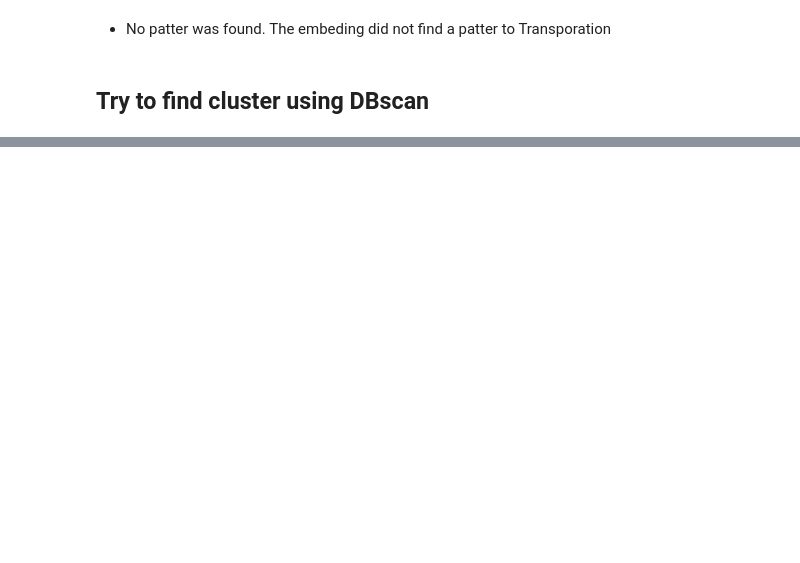
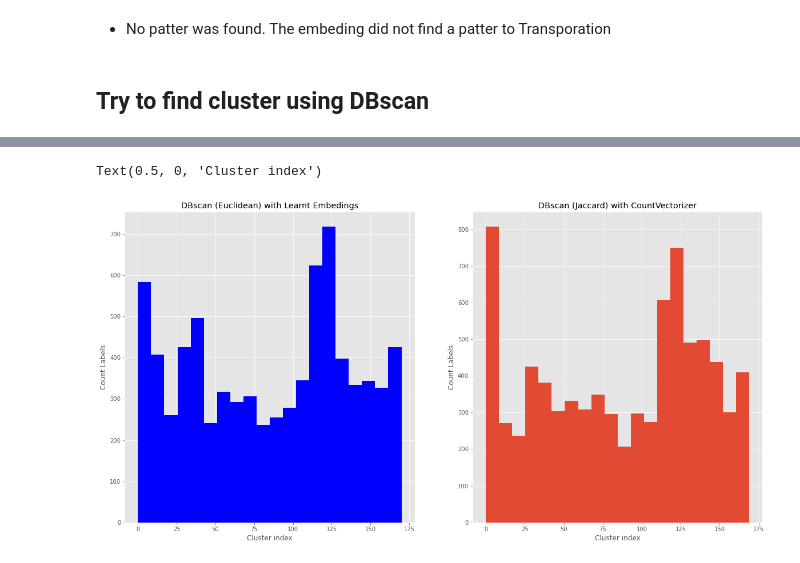
Before and after one commit to gariciodaro/exploratory-ml, a Jupyter notebook: notebooks/embedings_vs_count_vector.ipynb, the cells around one changed output, grey strips where cells are left out. Drawn from its saved outputs; the diff is of its cells as text; code cells hidden in the pictures; blank space fills up the shorter version.

Commit message:
Embedings not really given a clear advantage.

```diff
--- a/notebooks/embedings_vs_count_vector.ipynb
+++ b/notebooks/embedings_vs_count_vector.ipynb
@@ -327,0 +332,18 @@ array([ -1,   0,  -1, ..., 170, 170, 170], dtype=int64)
+# %%
+# DBscan with CountVectorizer (simplest)
+vectorizer = CountVectorizer(tokenizer= word_tokenize,
+                            token_pattern= None,
+                            max_features= 300)
+
+x_bag = vectorizer.fit_transform(data_set_train_pd['MaterialDescription'])
+x_bag = x_bag.todense()
+#scaler_bag = MinMaxScaler()
+#x_bag_scaled = scaler_bag.fit_transform(x_bag)
+
+clustering_count = DBSCAN(eps=0.15, min_samples=20, metric='jaccard')
+x_clus_count = clustering_count.fit_predict(x_bag)
+
+x_clus_count_df = pd.DataFrame(x_clus_count, columns=['cluster_with_count_vectorizer'])
+# %%
+compare = x_clus_df.join(x_clus_count_df, how='left').join(data_set_train_pd[['MaterialDescription']], how='left').join(data_set_train_pd[['TransportationDays']])
+compare
@@ -327,0 +364,25 @@ array([ -1,   0,  -1, ..., 170, 170, 170], dtype=int64)
+# %%
+import matplotlib.pyplot as plt
+
+fig =  plt.figure(figsize=(20, 10))
+
+ax0 = fig.add_subplot(1, 2, 1)
+ax1 = fig.add_subplot(1, 2, 2)
+
+# Remove points not clustered inx
+compare[
+    compare['cluster_with_embedings']!=-1].cluster_with_embedings.plot(
+        kind='hist', ax = ax0, bins=20, color='blue')
+ax0.set_title ('DBscan (Euclidean) with Learnt Embedings')
+ax0.set_ylabel('Count Labels')
+ax0.set_xlabel('Cluster index')
+
+compare[
+    compare['cluster_with_count_vectorizer']!=-1].cluster_with_count_vectorizer.plot(
+        kind='hist', ax = ax1,  bins=20)
+ax1.set_title('DBscan (Jaccard) with CountVectorizer')
+ax1.set_ylabel('Count Labels')
+ax1.set_xlabel('Cluster index')
+# %% [output]
+Text(0.5, 0, 'Cluster index')
+[figure, added]
```
Also changed, not shown: parts of 15 cells of this notebook.
